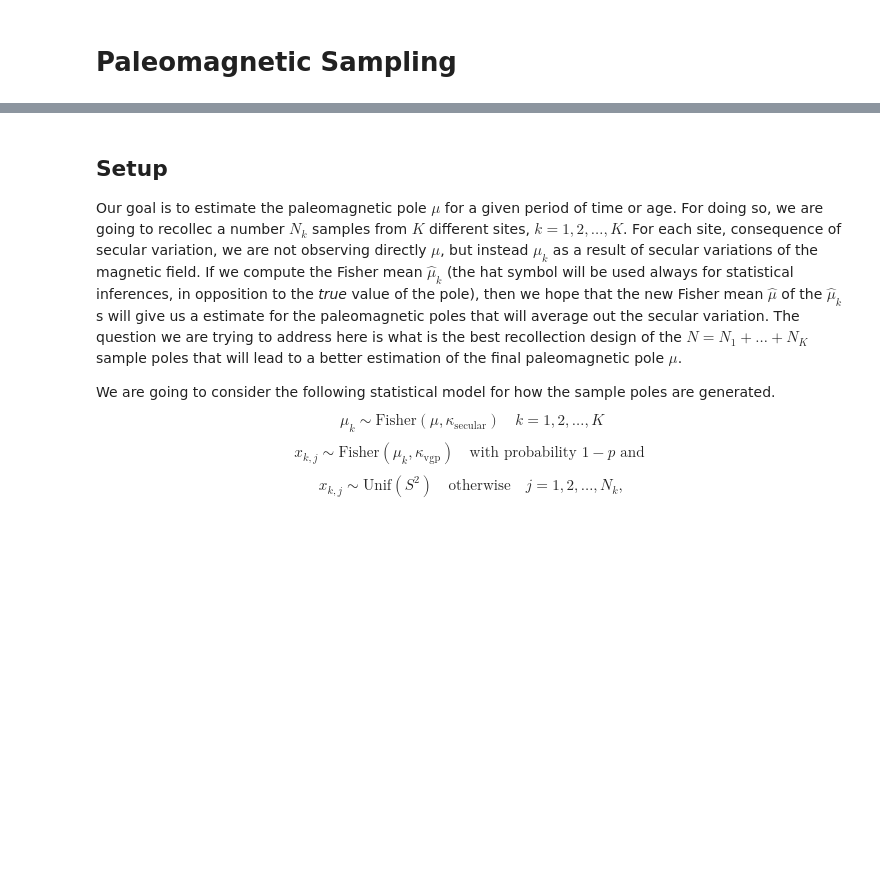
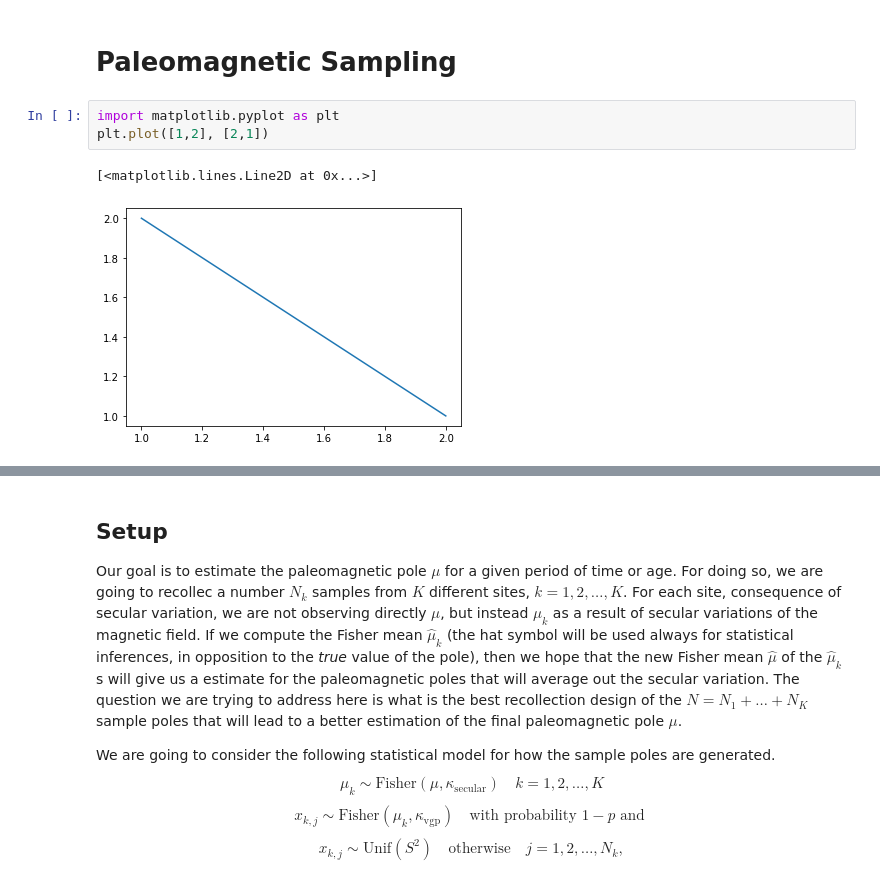
Before and after one commit to PolarWandering/PaleoSampling, a Jupyter notebook: Sampling_comparision.ipynb, the cells around one changed output, grey strips where cells are left out. Saved outputs shown, nothing was run; the diff lists cells and outputs as text; blank space fills up the shorter version.

```diff
--- a/Sampling_comparision.ipynb
+++ b/Sampling_comparision.ipynb
@@ -1,5 +1,11 @@
 # %% [markdown]
 # Paleomagnetic Sampling
+# %%
+import matplotlib.pyplot as plt
+plt.plot([1,2], [2,1])
+# %% [output]
+[<matplotlib.lines.Line2D at 0x...>]
+[figure, added]
 # %%
 import numpy as np
 import pandas as pd
```
Also changed, not shown: parts of 5 cells of this notebook, 3 other files.
